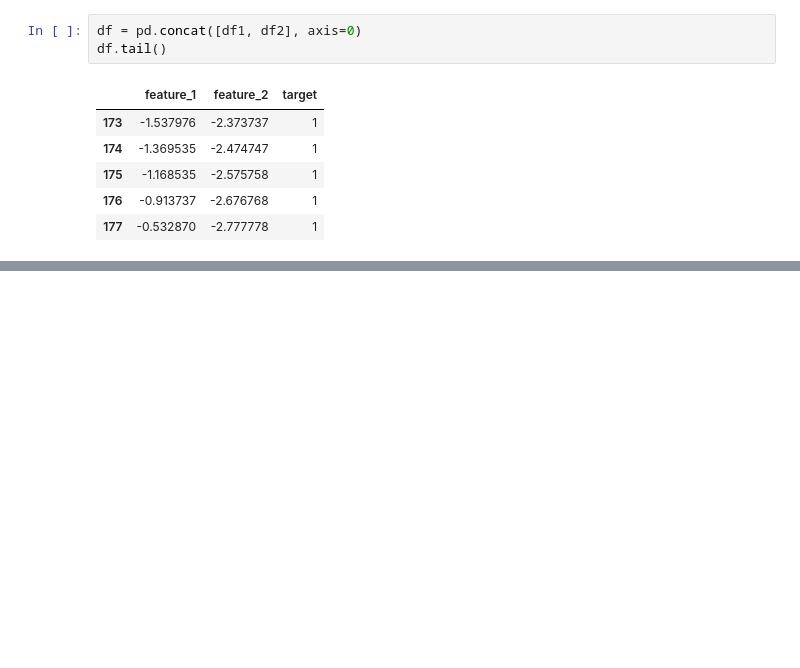
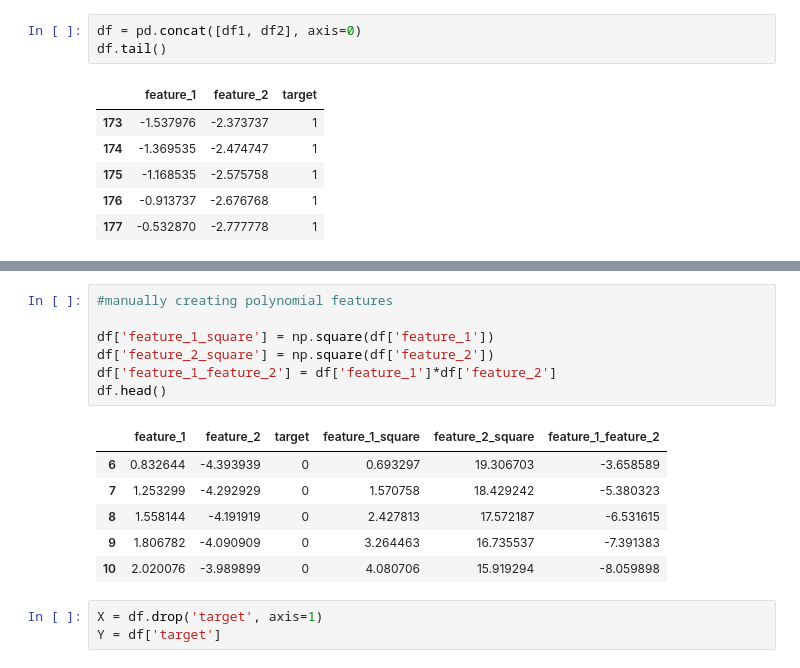
Before and after one commit to NarnindiMounica/Machine_Learning_Works, a Jupyter notebook: Support_Vector_Machine/svm_kernels.ipynb, the cells around one changed output, grey strips where cells are left out. Drawn from its saved outputs; the diff is of its cells as text; blank space fills up the shorter version.

```diff
--- a/Support_Vector_Machine/svm_kernels.ipynb
+++ b/Support_Vector_Machine/svm_kernels.ipynb
@@ -61,0 +68,17 @@ df.tail()
+# %%
+#manually creating polynomial features
+
+df['feature_1_square'] = np.square(df['feature_1'])
+df['feature_2_square'] = np.square(df['feature_2'])
+df['feature_1_feature_2'] = df['feature_1']*df['feature_2']
+df.head()
+# %% [output]
+|  | feature_1 | feature_2 | target | feature_1_square | feature_2_square | feature_1_feature_2 |
+| 6 | 0.832644 | -4.393939 | 0 | 0.693297 | 19.306703 | -3.658589 |
+| 7 | 1.253299 | -4.292929 | 0 | 1.570758 | 18.429242 | -5.380323 |
+| 8 | 1.558144 | -4.191919 | 0 | 2.427813 | 17.572187 | -6.531615 |
+| 9 | 1.806782 | -4.090909 | 0 | 3.264463 | 16.735537 | -7.391383 |
+| 10 | 2.020076 | -3.989899 | 0 | 4.080706 | 15.919294 | -8.059898 |
+# %%
+X = df.drop('target', axis=1)
+Y = df['target']
```
Also changed, not shown: parts of 5 cells of this notebook, 3 other files.
